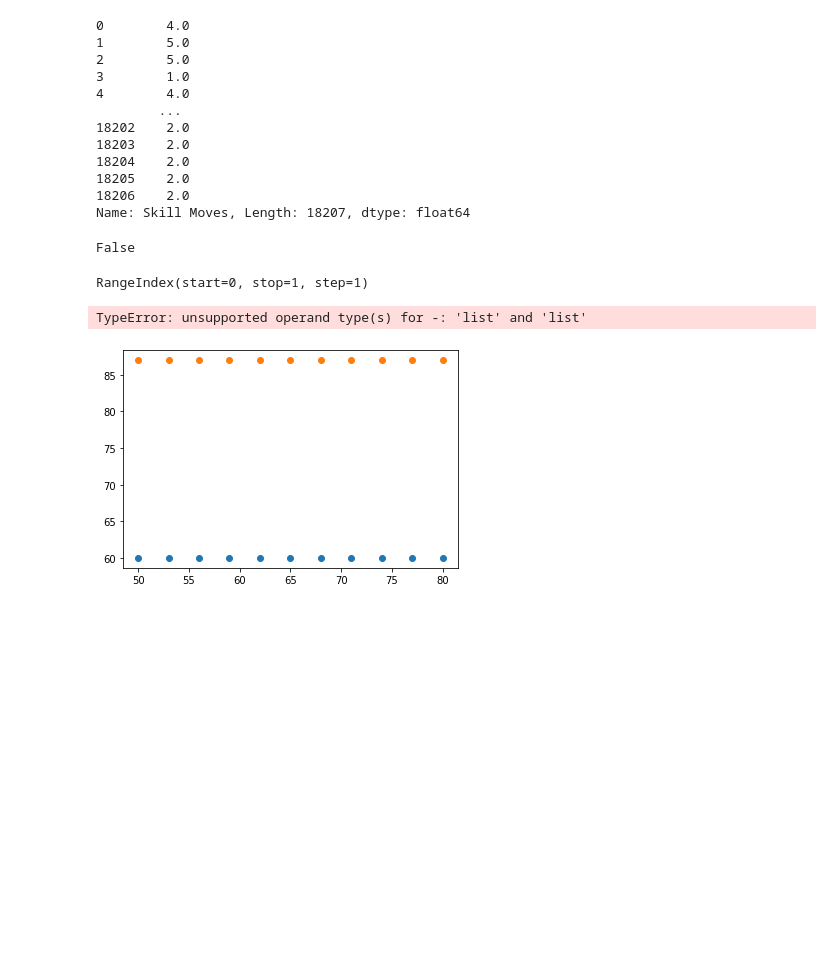
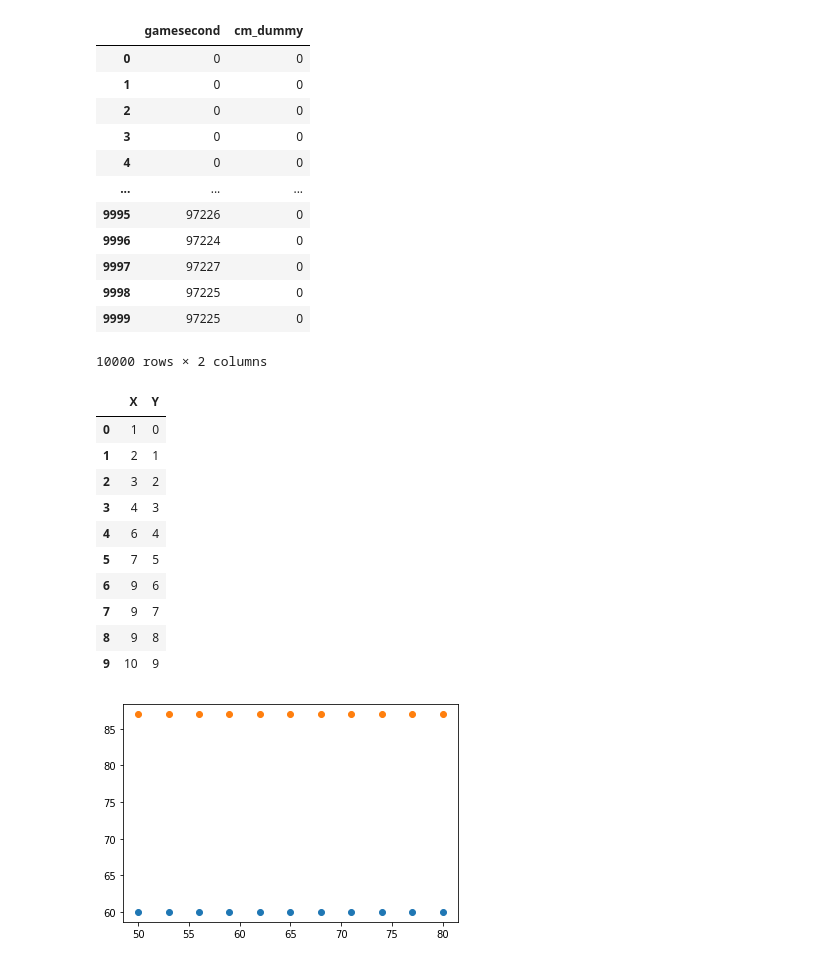
Before and after one commit to tsuchida5030/techgym_ai, a Jupyter notebook: Chapter_1/AI_running_1.ipynb, the cells around one changed output. Saved outputs shown, nothing was run; the diff lists cells and outputs as text; code cells hidden in the pictures; blank space fills up the shorter version.

```diff
--- a/Chapter_1/AI_running_1.ipynb
+++ b/Chapter_1/AI_running_1.ipynb
@@ -113,0 +141,16 @@ FIFA_data.csv EXIST.
+# %%
+q_data_x[['gamesecond', 'cm_dummy']]
+# %% [output]
+|  | gamesecond | cm_dummy |
+| 0 | 0 | 0 |
+| 1 | 0 | 0 |
+| 2 | 0 | 0 |
+| 3 | 0 | 0 |
+| 4 | 0 | 0 |
+| ... | ... | ... |
+| 9995 | 97226 | 0 |
+| 9996 | 97224 | 0 |
+| 9997 | 97227 | 0 |
+| 9998 | 97225 | 0 |
+| 9999 | 97225 | 0 |
+10000 rows × 2 columns
@@ -114,30 +160,17 @@ FIFA_data.csv EXIST.
 # %%
-df['Skill Moves']
+df
 # %% [output]
-0        4.0
-1        5.0
-2        5.0
-3        1.0
-4        4.0
-        ...
-18202    2.0
-18203    2.0
-18204    2.0
-18205    2.0
-18206    2.0
-Name: Skill Moves, Length: 18207, dtype: float64
+|  | X | Y |
+| 0 | 1 | 0 |
+| 1 | 2 | 1 |
+| 2 | 3 | 2 |
+| 3 | 4 | 3 |
+| 4 | 6 | 4 |
+| 5 | 7 | 5 |
+| 6 | 9 | 6 |
+| 7 | 9 | 7 |
+| 8 | 9 | 8 |
+| 9 | 10 | 9 |
-# %%
-'Wage' in ls_all
-# %% [output]
-False
-# %%
-df_nan.columns
-# %% [output]
-RangeIndex(start=0, stop=1, step=1)
-# %%
-ls_all - ls1
-# %% [output]
-TypeError: unsupported operand type(s) for -: 'list' and 'list'
 # %%
 x3 = [50., 53., 56., 59., 62., 65., 68., 71., 74., 77., 80.]
 y3 = [ 60.,  60.,  60.,  60.,  60.,  60.,  60.,  60.,  60.,  60.,  60.]
```
Also changed, not shown: parts of 5 cells of this notebook, 5 other files.
